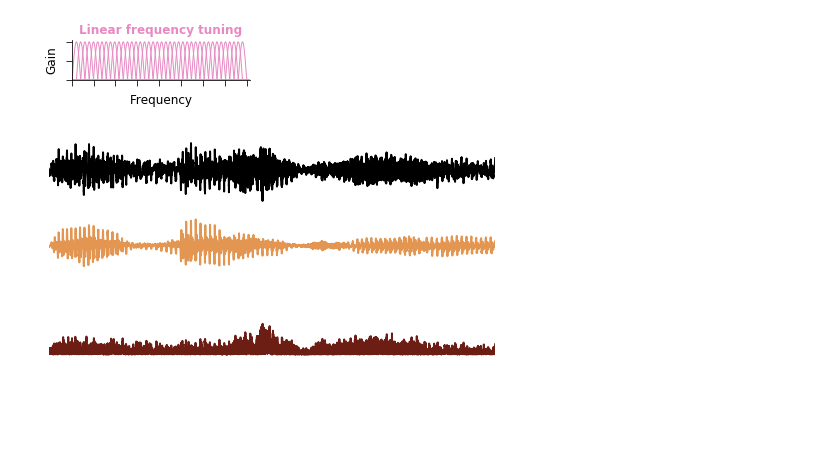
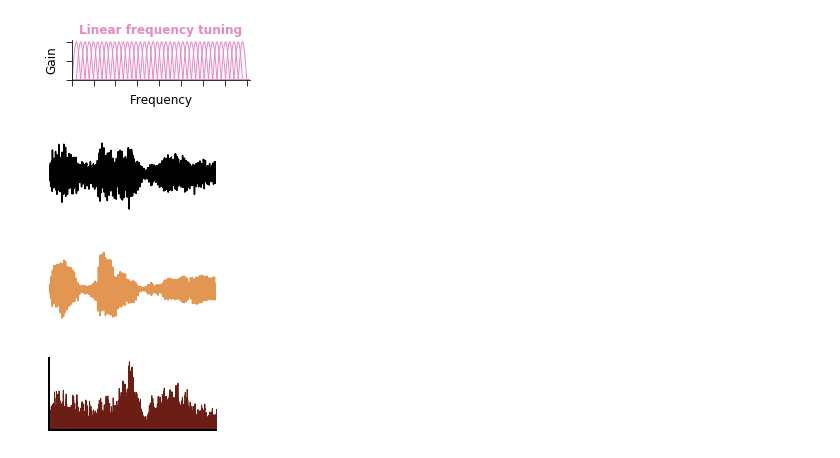
Before and after one commit to msaddler/auditory-model-denoising, a Jupyter notebook: notebook_scratch.ipynb, the cells around one changed output. Drawn from its saved outputs; the diff is of its cells as text; code cells hidden in the pictures; blank space fills up the shorter version.

```diff
--- a/notebook_scratch.ipynb
+++ b/notebook_scratch.ipynb
@@ -179,34 +179,50 @@ plt.show()
 # %% [output]
 [make_cos_filters_nx] using filter_spacing=`linear`
 [figure]
-# %%
-def get_rms(y):
-    return np.sqrt(np.mean(np.square(y - np.mean(y))))
-
-def set_rms(y, rms):
-    y = y - np.mean(y)
-    return rms * y / get_rms(y)
-
-sr, y0 = scipy.io.wavfile.read(glob.glob('ex*_modelUnprocessedInput.wav')[0])
-sr, y1 = scipy.io.wavfile.read(glob.glob('ex*_modelA123.wav')[0])
-t = np.arange(0, y0.shape[0]) / sr
-get_rms(y0), get_rms(y1), sr
-
-
-fig, ax_arr = plt.subplots(figsize=(8, 4), nrows=3, ncols=1)
-
-ax_arr[0].plot(t, y0, color='k', lw=2)
-ax_arr[1].plot(t, y1, color=np.array([228, 151, 81])/256, lw=2)
-ax_arr[2].plot(t, np.abs(y1-y0), color=np.array([109, 30, 20])/256, lw=2)
-
-for ax in ax_arr:
-    ax.set_xlim([0.6, 1.2])
-    ax.set_xticks([])
-    ax.set_yticks([])
-    for spine_key in ['top', 'right', 'left', 'bottom']:
-        ax.spines[spine_key].set_visible(False)
-
-plt.show()
-# %% [output]
-[figure, removed]
+# %%
+sr, y0 = scipy.io.wavfile.read(glob.glob('ex*_modelUnprocessedInput.wav')[0])
+sr, y1 = scipy.io.wavfile.read(glob.glob('ex*_modelA123.wav')[0])
+t = np.arange(0, y0.shape[0]) / sr
+
+IDX = np.logical_and(t > 0.6, t<=1.2)
+y0 = y0[IDX]
+y1 = y1[IDX]
+t = t[IDX]
+dist_y = np.abs(y1 - y0)
+
+figsize = (9/3, 4/3)
+
+fig, ax = plt.subplots(figsize=figsize)
+ax.plot(t, y0, color=np.array([0, 0, 0]) / 256)
+ax.set_xlim([t[0], t[-1]])
+ax.set_xticks([])
+ax.set_yticks([])
+for spine_key in ['top', 'right', 'left', 'bottom']:
+    ax.spines[spine_key].set_visible(False)
+plt.show()
+
+fig, ax = plt.subplots(figsize=figsize)
+ax.plot(t, y1, color=np.array([228, 151, 81]) / 256)
+ax.set_xlim([t[0], t[-1]])
+ax.set_xticks([])
+ax.set_yticks([])
+for spine_key in ['top', 'right', 'left', 'bottom']:
+    ax.spines[spine_key].set_visible(False)
+plt.show()
+
+fig, ax = plt.subplots(figsize=figsize)
+ax.fill_between(t, dist_y, y2=0, color=np.array([109, 30, 20]) / 256)
+ax.set_xlim([t[0], t[-1]])
+ax.set_ylim([0, None])
+ax.set_xticks([])
+ax.set_yticks([])
+for spine_key in ['top', 'right']:
+    ax.spines[spine_key].set_visible(False)
+for spine_key in ['left', 'bottom']:
+    ax.spines[spine_key].set_linewidth(2)
+plt.show()
+# %% [output]
+[figure, added]
+[figure, added]
+[figure, added]
 # %%
```
Also changed, not shown: parts of 2 cells of this notebook.
